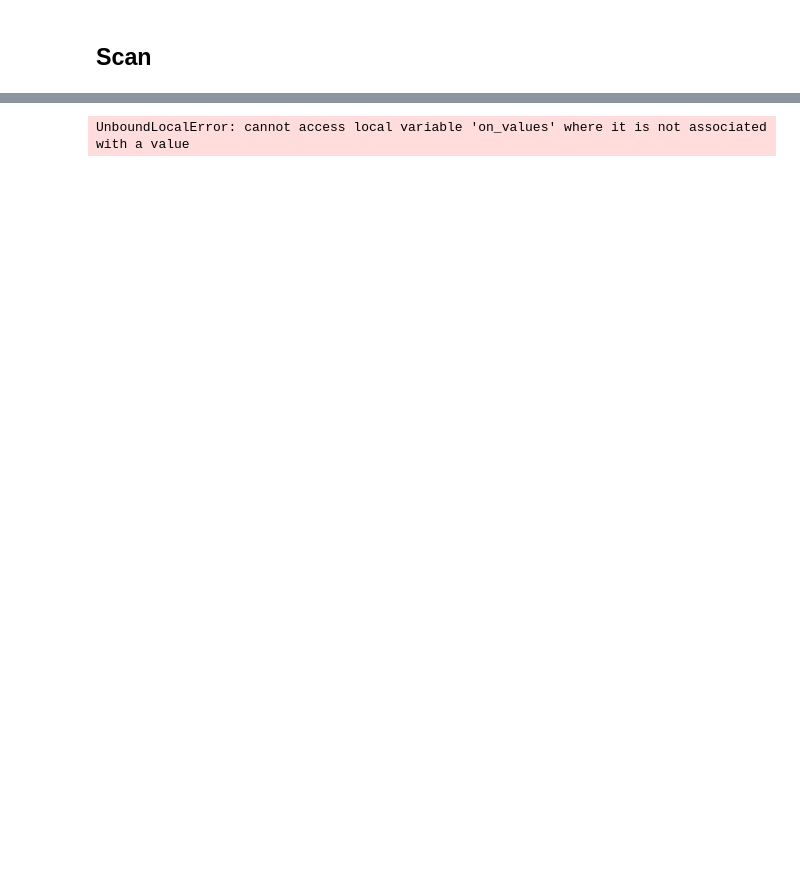
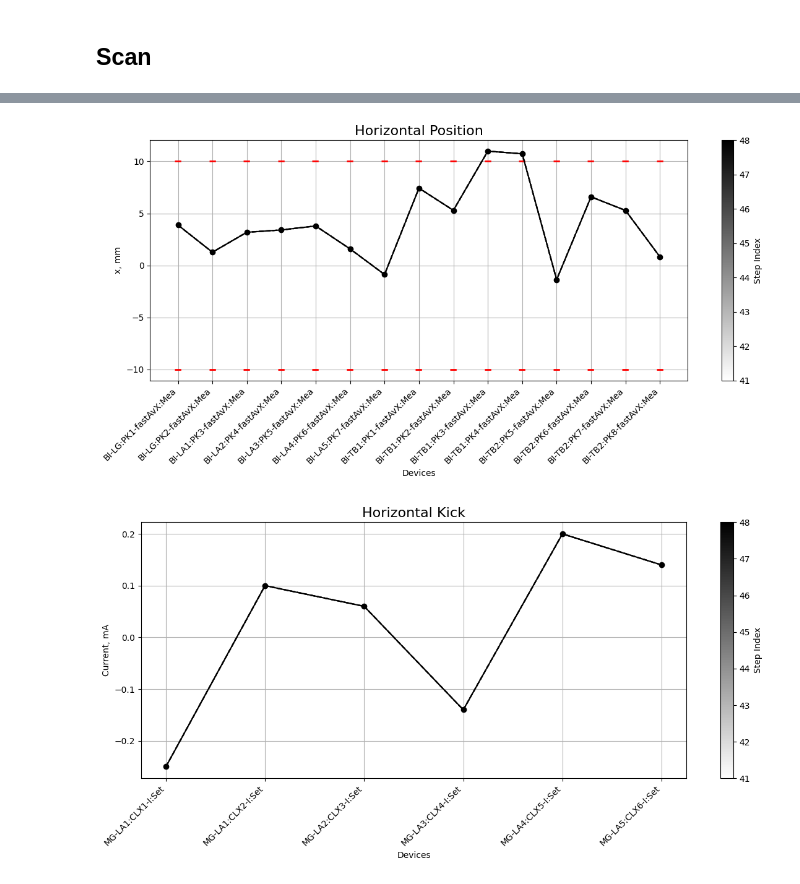
Before and after one commit to fuodorov/scaut, a Jupyter notebook: notebooks/watch.ipynb, the cells around one changed output, grey strips where cells are left out. Cells and saved outputs as stored; diff of their text form; code cells hidden in the pictures; blank space fills up the shorter version.

```diff
--- a/notebooks/watch.ipynb
+++ b/notebooks/watch.ipynb
@@ -11,7 +11,7 @@ from scaut.scan.decorators import add_noise, add_plot_params
 from scaut.scan.utils import clear_output, plot_generic_data
 # %%
 prod_scan = watch(
-    motors=prod.ALL_HORIZONTAL_CK_CORRECTORS,
+    motors=prod.ALL_CORRECTORS,
     meters=prod.ALL_HORIZONTAL_POSITION_MONITORS,
     checks=prod.ALL_CURRENT_MONITORS,
     get_func=prod.GET_FUNC,
@@ -27,7 +27,7 @@ prod_scan = watch(
         clear_output,
         add_plot_params(
             "meters", "meter_data", "Horizontal Position", "Devices", "x, mm", "meter_ranges", "meter_errors"
-        )(plot_generic_data)
+        )(plot_generic_data),
     ],
     save_original_motor_values=prod.SAVE_ORIGINAL_MOTOR_VALUES,
     parallel=prod.PARALLEL,
@@ -38 +37,2 @@ prod_scan = watch(
-UnboundLocalError: cannot access local variable 'on_values' where it is not associated with a value
+[figure, added]
+[figure, added]
```
Also changed, not shown: parts of 1 cell of this notebook, 7 other files.
